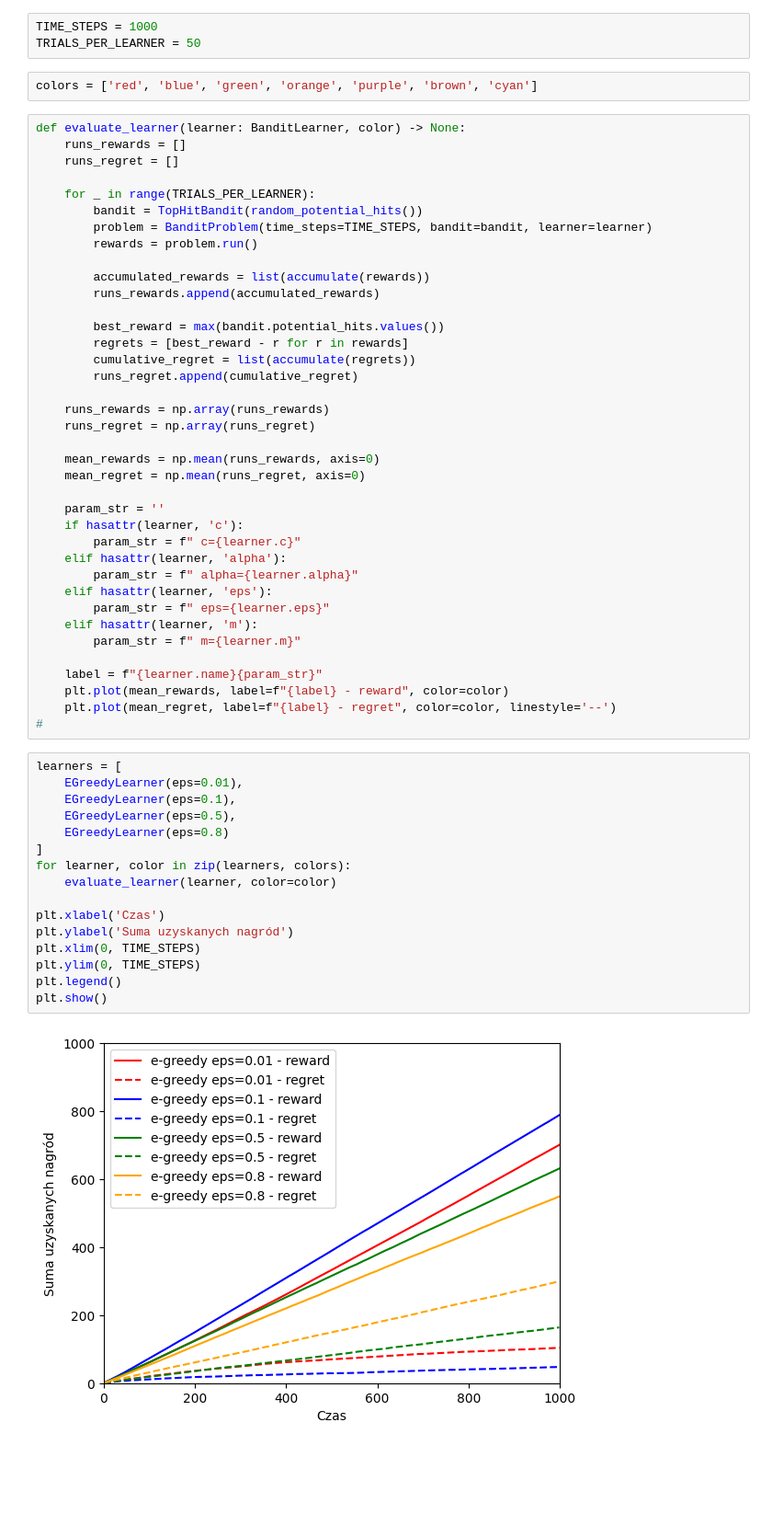
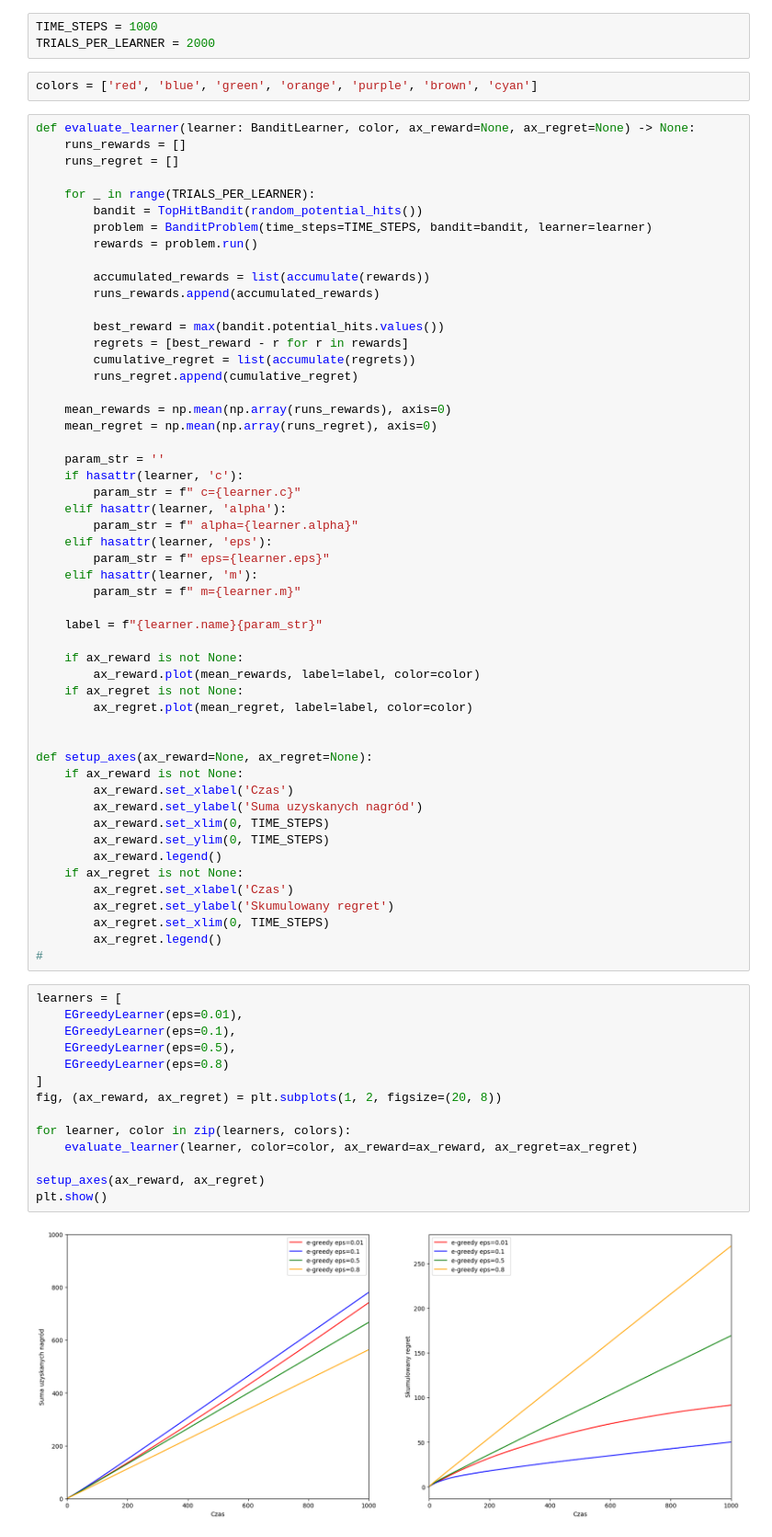
Before and after one commit to pawlowiczf/Reinforcement-Learning, a Jupyter notebook: lab01/regret.ipynb, the cells around one changed output. Shown at 92% size. Saved outputs shown, nothing was run; the diff lists cells and outputs as text; blank space fills up the shorter version.

```diff
--- a/lab01/regret.ipynb
+++ b/lab01/regret.ipynb
@@ -68,11 +68,11 @@ class RandomLearner(BanditLearner):
 #
 # %%
 TIME_STEPS = 1000
-TRIALS_PER_LEARNER = 50
+TRIALS_PER_LEARNER = 2000
 # %%
 colors = ['red', 'blue', 'green', 'orange', 'purple', 'brown', 'cyan']
 # %%
-def evaluate_learner(learner: BanditLearner, color) -> None:
+def evaluate_learner(learner: BanditLearner, color, ax_reward=None, ax_regret=None) -> None:
     runs_rewards = []
     runs_regret = []
 
@@ -89,11 +89,8 @@ def evaluate_learner(learner: BanditLearner, color) -> None:
         cumulative_regret = list(accumulate(regrets))
         runs_regret.append(cumulative_regret)
 
-    runs_rewards = np.array(runs_rewards)
-    runs_regret = np.array(runs_regret)
-
-    mean_rewards = np.mean(runs_rewards, axis=0)
-    mean_regret = np.mean(runs_regret, axis=0)
+    mean_rewards = np.mean(np.array(runs_rewards), axis=0)
+    mean_regret = np.mean(np.array(runs_regret), axis=0)
 
     param_str = ''
     if hasattr(learner, 'c'):
@@ -106,27 +103,42 @@ def evaluate_learner(learner: BanditLearner, color) -> None:
         param_str = f" m={learner.m}"
 
     label = f"{learner.name}{param_str}"
-    plt.plot(mean_rewards, label=f"{label} - reward", color=color)
-    plt.plot(mean_regret, label=f"{label} - regret", color=color, linestyle='--')
+
+    if ax_reward is not None:
+        ax_reward.plot(mean_rewards, label=label, color=color)
+    if ax_regret is not None:
+        ax_regret.plot(mean_regret, label=label, color=color)
+
+
+def setup_axes(ax_reward=None, ax_regret=None):
+    if ax_reward is not None:
+        ax_reward.set_xlabel('Czas')
+        ax_reward.set_ylabel('Suma uzyskanych nagród')
+        ax_reward.set_xlim(0, TIME_STEPS)
+        ax_reward.set_ylim(0, TIME_STEPS)
+        ax_reward.legend()
+    if ax_regret is not None:
+        ax_regret.set_xlabel('Czas')
+        ax_regret.set_ylabel('Skumulowany regret')
+        ax_regret.set_xlim(0, TIME_STEPS)
+        ax_regret.legend()
 #
 # %%
 learners = [
     EGreedyLearner(eps=0.01),
     EGreedyLearner(eps=0.1),
     EGreedyLearner(eps=0.5),
     EGreedyLearner(eps=0.8)
 ]
+fig, (ax_reward, ax_regret) = plt.subplots(1, 2, figsize=(20, 8))
+
 for learner, color in zip(learners, colors):
-    evaluate_learner(learner, color=color)
+    evaluate_learner(learner, color=color, ax_reward=ax_reward, ax_regret=ax_regret)
 
-plt.xlabel('Czas')
-plt.ylabel('Suma uzyskanych nagród')
-plt.xlim(0, TIME_STEPS)
-plt.ylim(0, TIME_STEPS)
-plt.legend()
+setup_axes(ax_reward, ax_regret)
 plt.show()
 # %% [output]
-[figure, old version]
+[figure, new version]
 # %%
 learners = [
     UCBLearner(c=0.01),
```
Also changed, not shown: parts of 4 cells of this notebook, 10 other files.
